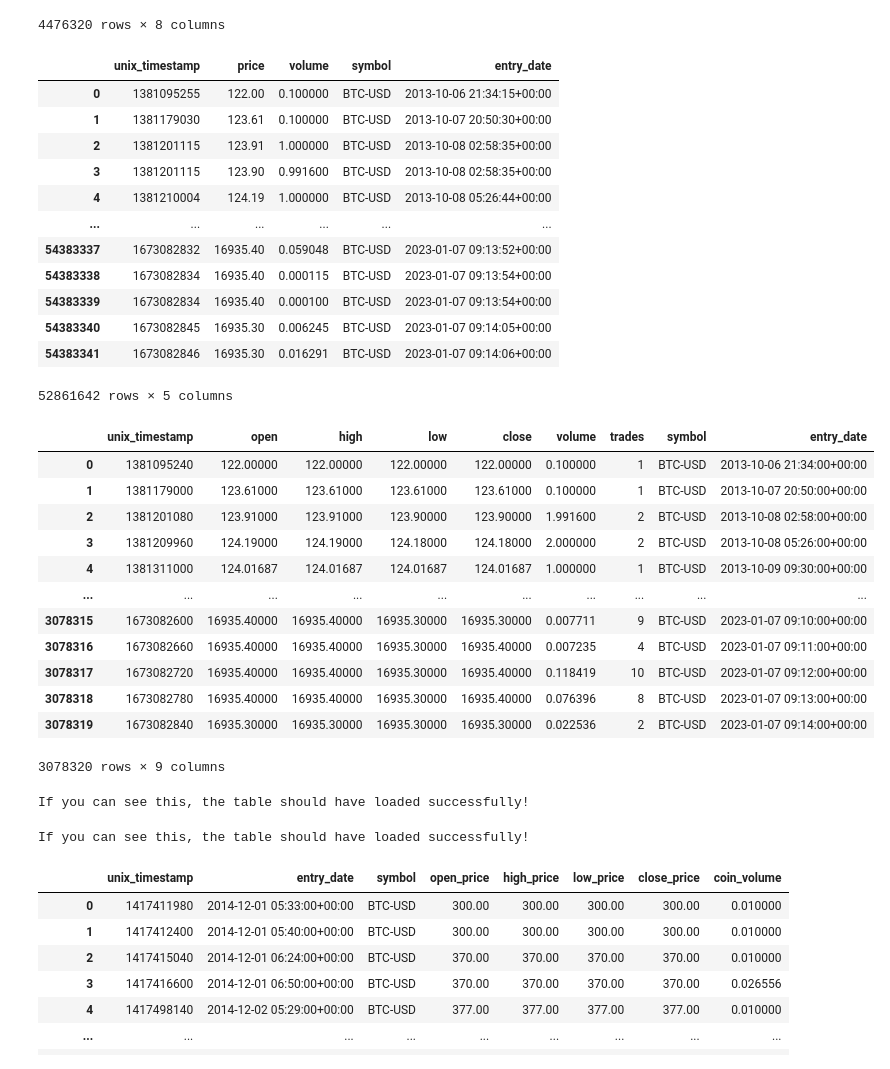
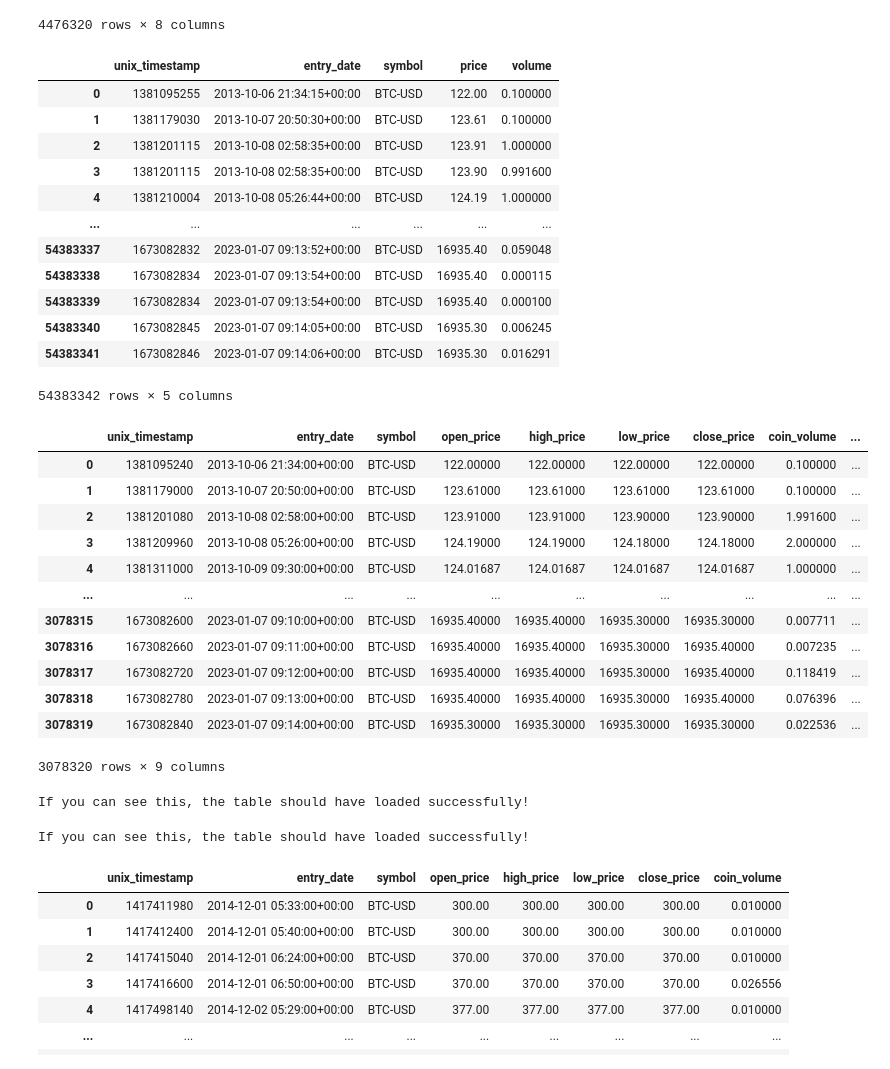
Before and after one commit to kwilson62/Crypto-Historical-Prices, a Jupyter notebook: BTC Load Into SQL.ipynb, the cells around one changed output. Cells and saved outputs as stored; diff of their text form; code cells hidden in the pictures.

```diff
--- a/BTC Load Into SQL.ipynb
+++ b/BTC Load Into SQL.ipynb
@@ -72,45 +72,47 @@ column_headers = ["unix_timestamp", "price", "volume"]
 kraken_trades_btc_df = pd.read_csv(kraken_trades_btc_csv, header=None, names=column_headers)
 kraken_trades_btc_df['symbol'] = 'BTC-USD'
 kraken_trades_btc_df["entry_date"] = pd.to_datetime(kraken_trades_btc_df["unix_timestamp"], unit='s', utc=True)
-kraken_trades_btc_df.drop_duplicates(subset=['unix_timestamp', 'price', 'volume', 'symbol'], keep='first', inplace=True)
+kraken_trades_btc_df = kraken_trades_btc_df[['unix_timestamp', 'entry_date', 'symbol', 'price', 'volume']]
+
 kraken_trades_btc_df
 # %% [output]
-|  | unix_timestamp | price | volume | symbol | entry_date |
-| 0 | 1381095255 | 122.00 | 0.100000 | BTC-USD | 2013-10-06 21:34:15+00:00 |
-| 1 | 1381179030 | 123.61 | 0.100000 | BTC-USD | 2013-10-07 20:50:30+00:00 |
-| 2 | 1381201115 | 123.91 | 1.000000 | BTC-USD | 2013-10-08 02:58:35+00:00 |
-| 3 | 1381201115 | 123.90 | 0.991600 | BTC-USD | 2013-10-08 02:58:35+00:00 |
-| 4 | 1381210004 | 124.19 | 1.000000 | BTC-USD | 2013-10-08 05:26:44+00:00 |
+|  | unix_timestamp | entry_date | symbol | price | volume |
+| 0 | 1381095255 | 2013-10-06 21:34:15+00:00 | BTC-USD | 122.00 | 0.100000 |
+| 1 | 1381179030 | 2013-10-07 20:50:30+00:00 | BTC-USD | 123.61 | 0.100000 |
+| 2 | 1381201115 | 2013-10-08 02:58:35+00:00 | BTC-USD | 123.91 | 1.000000 |
+| 3 | 1381201115 | 2013-10-08 02:58:35+00:00 | BTC-USD | 123.90 | 0.991600 |
+| 4 | 1381210004 | 2013-10-08 05:26:44+00:00 | BTC-USD | 124.19 | 1.000000 |
 | ... | ... | ... | ... | ... | ... |
-| 54383337 | 1673082832 | 16935.40 | 0.059048 | BTC-USD | 2023-01-07 09:13:52+00:00 |
-| 54383338 | 1673082834 | 16935.40 | 0.000115 | BTC-USD | 2023-01-07 09:13:54+00:00 |
-| 54383339 | 1673082834 | 16935.40 | 0.000100 | BTC-USD | 2023-01-07 09:13:54+00:00 |
-| 54383340 | 1673082845 | 16935.30 | 0.006245 | BTC-USD | 2023-01-07 09:14:05+00:00 |
-| 54383341 | 1673082846 | 16935.30 | 0.016291 | BTC-USD | 2023-01-07 09:14:06+00:00 |
+| 54383337 | 1673082832 | 2023-01-07 09:13:52+00:00 | BTC-USD | 16935.40 | 0.059048 |
+| 54383338 | 1673082834 | 2023-01-07 09:13:54+00:00 | BTC-USD | 16935.40 | 0.000115 |
+| 54383339 | 1673082834 | 2023-01-07 09:13:54+00:00 | BTC-USD | 16935.40 | 0.000100 |
+| 54383340 | 1673082845 | 2023-01-07 09:14:05+00:00 | BTC-USD | 16935.30 | 0.006245 |
+| 54383341 | 1673082846 | 2023-01-07 09:14:06+00:00 | BTC-USD | 16935.30 | 0.016291 |
-52861642 rows × 5 columns
+54383342 rows × 5 columns
 # %%
 # load in Bitcoin csv file for the notebook, to be loaded into SQL
 kraken_btc_csv = './Bitcoin/Kraken/XBTUSD_1.csv'
 
-column_headers = ["unix_timestamp", "open", "high", "low", "close", "volume", "trades"]
+column_headers = ["unix_timestamp", "open_price", "high_price", "low_price", "close_price", "coin_volume", "trades"]
 kraken_btc_df = pd.read_csv(kraken_btc_csv, header=None, names=column_headers)
 kraken_btc_df['symbol'] = 'BTC-USD'
 kraken_btc_df["entry_date"] = pd.to_datetime(kraken_btc_df["unix_timestamp"], unit='s', utc=True)
+kraken_btc_df = kraken_btc_df[['unix_timestamp', 'entry_date', 'symbol', 'open_price', 'high_price', 'low_price', 'close_price', 'coin_volume', 'trades']]
 
 kraken_btc_df
 # %% [output]
-|  | unix_timestamp | open | high | low | close | volume | trades | symbol | entry_date |
-| 0 | 1381095240 | 122.00000 | 122.00000 | 122.00000 | 122.00000 | 0.100000 | 1 | BTC-USD | 2013-10-06 21:34:00+00:00 |
-| 1 | 1381179000 | 123.61000 | 123.61000 | 123.61000 | 123.61000 | 0.100000 | 1 | BTC-USD | 2013-10-07 20:50:00+00:00 |
-| 2 | 1381201080 | 123.91000 | 123.91000 | 123.90000 | 123.90000 | 1.991600 | 2 | BTC-USD | 2013-10-08 02:58:00+00:00 |
-| 3 | 1381209960 | 124.19000 | 124.19000 | 124.18000 | 124.18000 | 2.000000 | 2 | BTC-USD | 2013-10-08 05:26:00+00:00 |
-| 4 | 1381311000 | 124.01687 | 124.01687 | 124.01687 | 124.01687 | 1.000000 | 1 | BTC-USD | 2013-10-09 09:30:00+00:00 |
+|  | unix_timestamp | entry_date | symbol | open_price | high_price | low_price | close_price | coin_volume | ... |
+| 0 | 1381095240 | 2013-10-06 21:34:00+00:00 | BTC-USD | 122.00000 | 122.00000 | 122.00000 | 122.00000 | 0.100000 | ... |
+| 1 | 1381179000 | 2013-10-07 20:50:00+00:00 | BTC-USD | 123.61000 | 123.61000 | 123.61000 | 123.61000 | 0.100000 | ... |
+| 2 | 1381201080 | 2013-10-08 02:58:00+00:00 | BTC-USD | 123.91000 | 123.91000 | 123.90000 | 123.90000 | 1.991600 | ... |
+| 3 | 1381209960 | 2013-10-08 05:26:00+00:00 | BTC-USD | 124.19000 | 124.19000 | 124.18000 | 124.18000 | 2.000000 | ... |
+| 4 | 1381311000 | 2013-10-09 09:30:00+00:00 | BTC-USD | 124.01687 | 124.01687 | 124.01687 | 124.01687 | 1.000000 | ... |
 | ... | ... | ... | ... | ... | ... | ... | ... | ... | ... |
-| 3078315 | 1673082600 | 16935.40000 | 16935.40000 | 16935.30000 | 16935.30000 | 0.007711 | 9 | BTC-USD | 2023-01-07 09:10:00+00:00 |
-| 3078316 | 1673082660 | 16935.40000 | 16935.40000 | 16935.30000 | 16935.40000 | 0.007235 | 4 | BTC-USD | 2023-01-07 09:11:00+00:00 |
-| 3078317 | 1673082720 | 16935.40000 | 16935.40000 | 16935.30000 | 16935.40000 | 0.118419 | 10 | BTC-USD | 2023-01-07 09:12:00+00:00 |
-| 3078318 | 1673082780 | 16935.40000 | 16935.40000 | 16935.30000 | 16935.40000 | 0.076396 | 8 | BTC-USD | 2023-01-07 09:13:00+00:00 |
-| 3078319 | 1673082840 | 16935.30000 | 16935.30000 | 16935.30000 | 16935.30000 | 0.022536 | 2 | BTC-USD | 2023-01-07 09:14:00+00:00 |
+| 3078315 | 1673082600 | 2023-01-07 09:10:00+00:00 | BTC-USD | 16935.40000 | 16935.40000 | 16935.30000 | 16935.30000 | 0.007711 | ... |
+| 3078316 | 1673082660 | 2023-01-07 09:11:00+00:00 | BTC-USD | 16935.40000 | 16935.40000 | 16935.30000 | 16935.40000 | 0.007235 | ... |
+| 3078317 | 1673082720 | 2023-01-07 09:12:00+00:00 | BTC-USD | 16935.40000 | 16935.40000 | 16935.30000 | 16935.40000 | 0.118419 | ... |
+| 3078318 | 1673082780 | 2023-01-07 09:13:00+00:00 | BTC-USD | 16935.40000 | 16935.40000 | 16935.30000 | 16935.40000 | 0.076396 | ... |
+| 3078319 | 1673082840 | 2023-01-07 09:14:00+00:00 | BTC-USD | 16935.30000 | 16935.30000 | 16935.30000 | 16935.30000 | 0.022536 | ... |
 3078320 rows × 9 columns
 # %%
 #load the dataframe into the SQL table!
@@ -128,21 +130,18 @@ If you can see this, the table should have loaded successfully!
 
 #**********THIS WILL FAIL UPON RUNNING AS A DEFAULT - ONLY CHANGE THE "if_exists='fail'" PARAMETER BELOW TO 'append'
 #**********IF LOADING DATA FOR THE FIRST TIME! OTHERWISE CHECK THE README FOR THE CORRECT NOTEBOOK TO UPDATE THE DATABASE!
-chunk_size = 5000  # or another size that works without running out of memory
-for i in range(0, len(kraken_trades_btc_df), chunk_size):
-    chunk = kraken_trades_btc_df[i:i+chunk_size]
-    chunk.to_sql(name="kraken_trades", con=engine, index=False, if_exists="append")
+kraken_trades_btc_df.to_sql(name="kraken_trades", con=engine, index=False, if_exists="append")
 print("If you can see this, the table should have loaded successfully!")
-# %% [output]
-If you can see this, the table should have loaded successfully!
 # %%
 #load the dataframe into the SQL table!
 #no need to create the engine, it should already exist
 
 #**********THIS WILL FAIL UPON RUNNING AS A DEFAULT - ONLY CHANGE THE "if_exists='fail'" PARAMETER BELOW TO 'append'
 #**********IF LOADING DATA FOR THE FIRST TIME! OTHERWISE CHECK THE README FOR THE CORRECT NOTEBOOK TO UPDATE THE DATABASE!
-kraken_btc_df.to_sql(name="kraken_bitcoin", con=engine, index=False, if_exists="fail")
+kraken_btc_df.to_sql(name="kraken_bitcoin", con=engine, index=False, if_exists="append")
 print("If you can see this, the table should have loaded successfully!")
+# %% [output]
+If you can see this, the table should have loaded successfully!
 # %%
 #check that the table loaded correctly by reading it from sql and comparing it to the
 #dataframe we inserted
```
Also changed, not shown: 2 other files.
